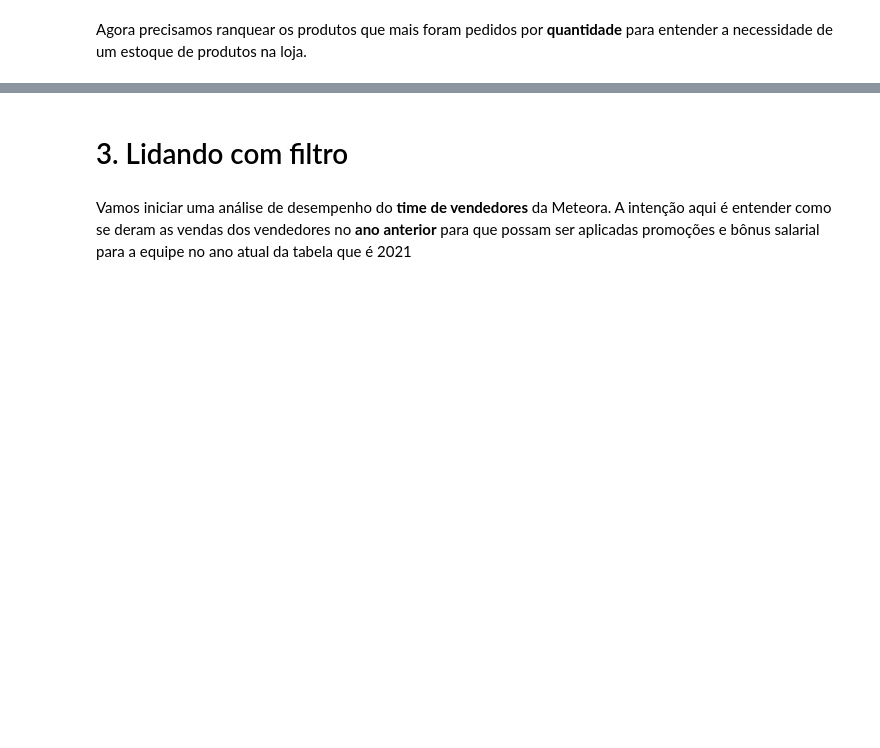
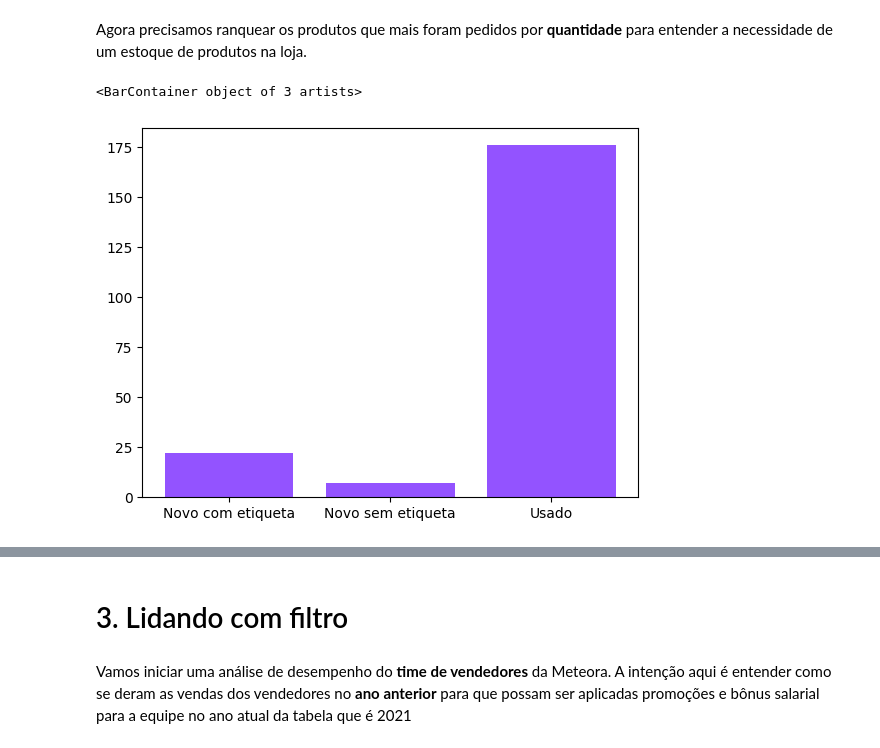
Before and after one commit to renatamontanhana/Python_e_SQL, a Jupyter notebook: Notebook_SQL_e_Python.ipynb, the cells around one changed output, grey strips where cells are left out. Saved outputs shown, nothing was run; the diff lists cells and outputs as text; code cells hidden in the pictures; blank space fills up the shorter version.

```diff
--- a/Notebook_SQL_e_Python.ipynb
+++ b/Notebook_SQL_e_Python.ipynb
@@ -73,3 +73,10 @@ def sql_df(query):
     consulta = conexao.execute(text(query))
     dados = consulta.fetchall()
   return pd.DataFrame(dados,columns=consulta.keys())
+# %%
+query = '''SELECT CONDICAO, COUNT(*) AS 'Quantidade'
+FROM PRODUTOS
+GROUP BY CONDICAO;'''
+
+df_produtos = sql_df(query)
+df_produtos
@@ -76,2 +88,7 @@ def sql_df(query):
 # %% [markdown]
 Agora precisamos ranquear os produtos que mais foram pedidos por **quantidade** para entender a necessidade de um estoque de produtos na loja.
+# %%
+plt.bar(df_produtos['Condicao'], df_produtos['Quantidade'], color='#9353FF')
+# %% [output]
+<BarContainer object of 3 artists>
+[figure, added]
```
Also changed, not shown: parts of 2 cells of this notebook.
